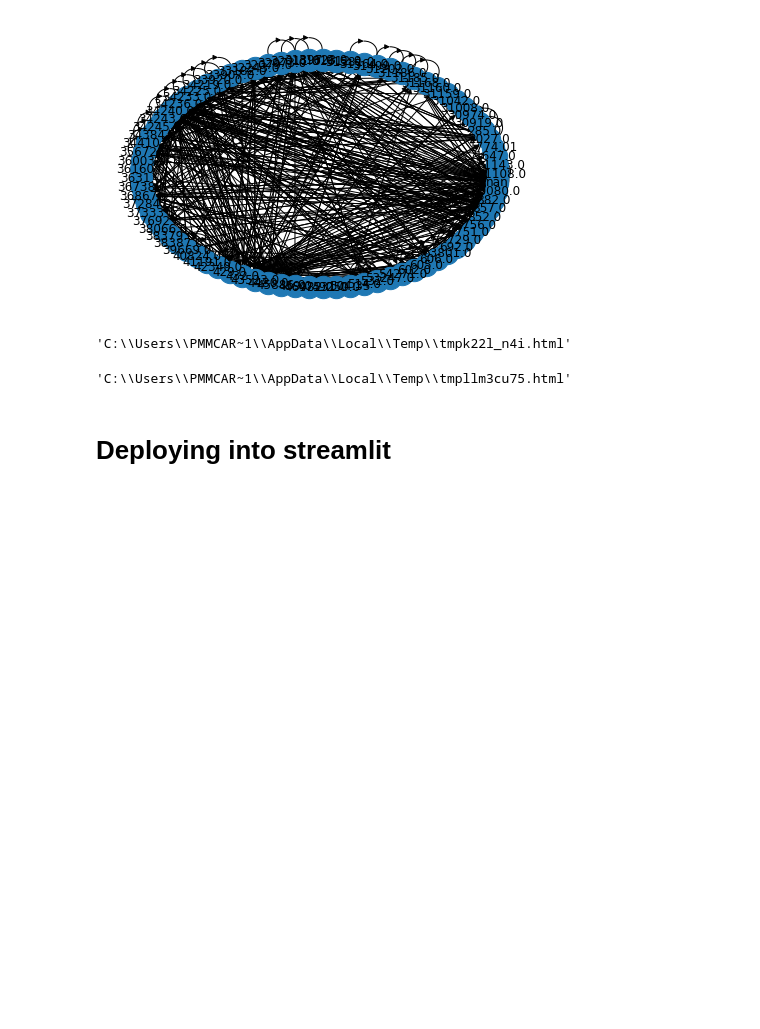
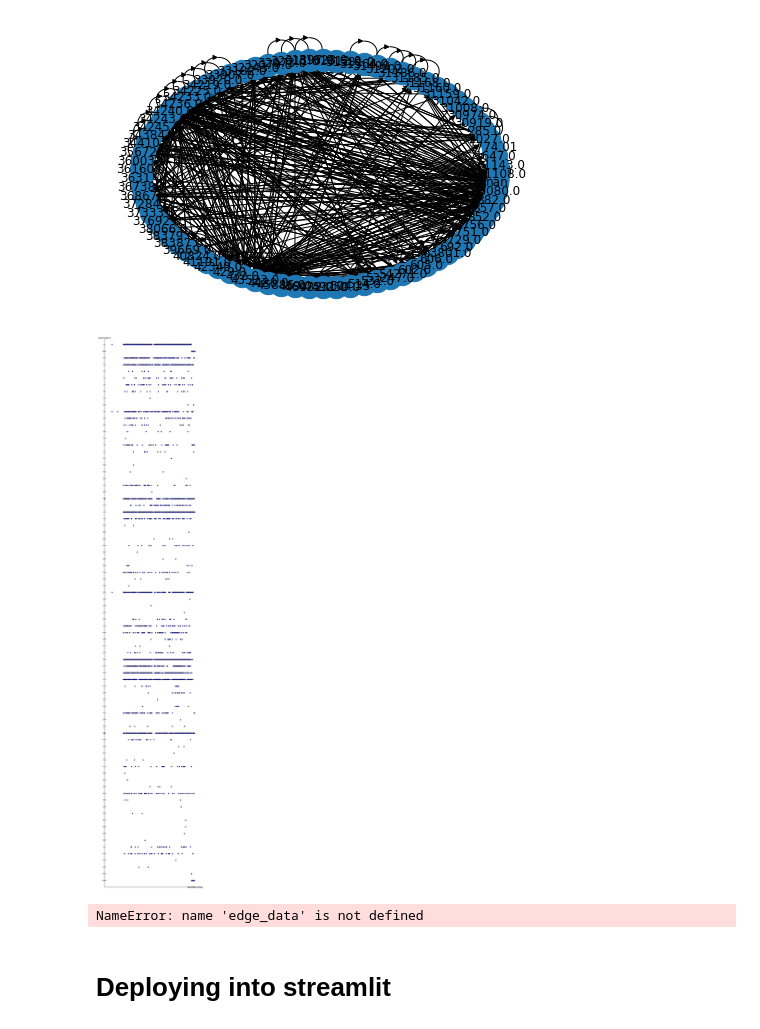
Before and after one commit to pmmc92/Plataforma_Path, a Jupyter notebook: base.ipynb, the cells around one changed output. Cells and saved outputs as stored; diff of their text form; code cells hidden in the pictures; blank space fills up the shorter version.

```diff
--- a/base.ipynb
+++ b/base.ipynb
@@ -430,15 +434,14 @@ def save(temp_file_name, dest_file, parameters=None):
         parameters = {}
 
     shutil.copyfile(temp_file_name, dest_file)
-# %%
-teste3=apply(hw_values)
-teste3
-# %% [output]
-'C:\\Users\\PMMCAR~1\\AppData\\Local\\Temp\\tmpk22l_n4i.html'
-# %%
-teste3
-# %% [output]
-'C:\\Users\\PMMCAR~1\\AppData\\Local\\Temp\\tmpllm3cu75.html'
+# %%
+pm.view_dotted_chart(elog, format="png", attributes=["time:timestamp","org:resource"])
+# %% [output]
+[figure, added]
+# %%
+edge_data
+# %% [output]
+NameError: name 'edge_data' is not defined
 # %% [markdown]
 # Deploying into streamlit
 # %%
```
Also changed, not shown: parts of 13 cells of this notebook, 2 other files.
